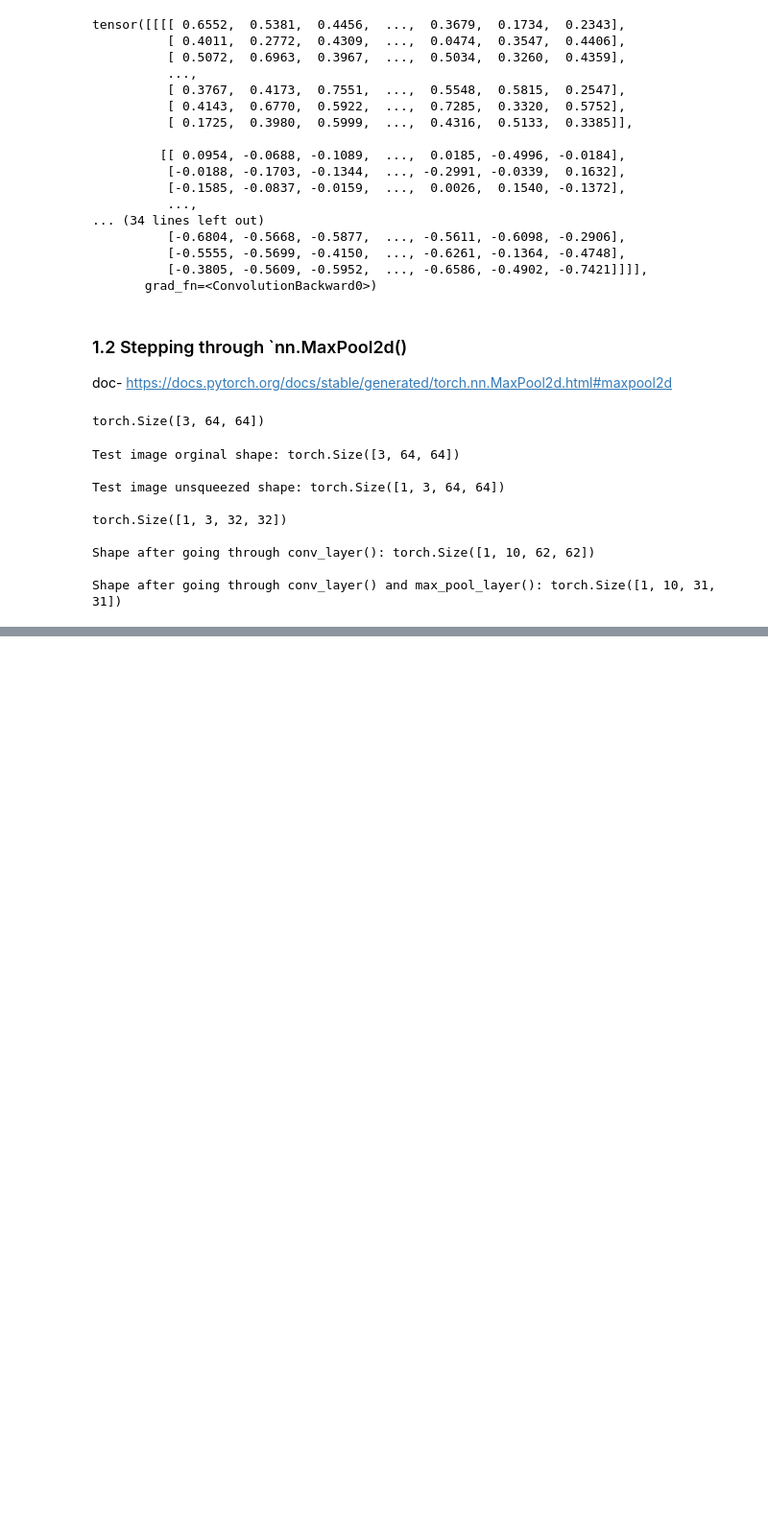
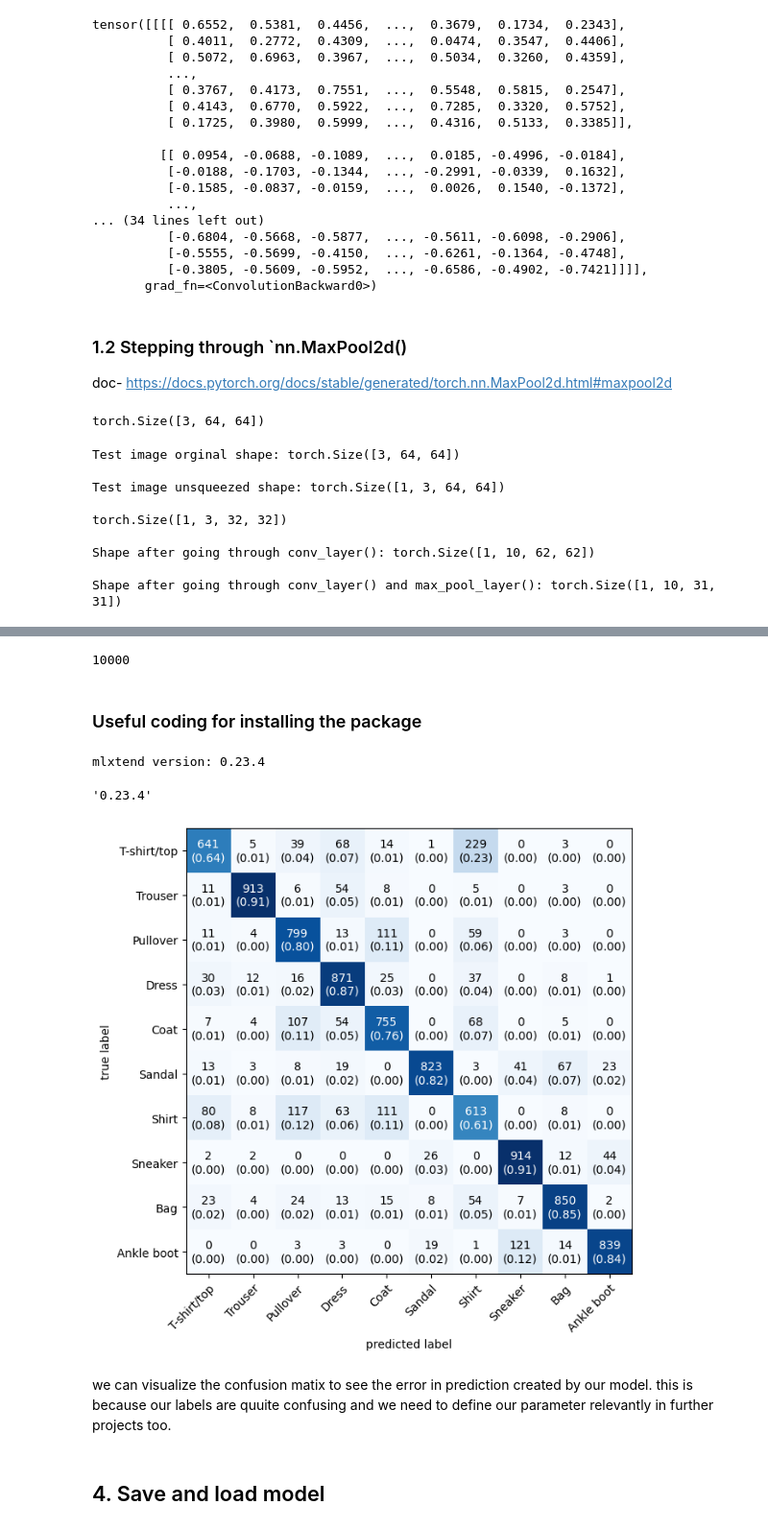
Before and after one commit to Sovit1056/Pytorch_practice, a Jupyter notebook: 03_v2_Computervision_CNN.ipynb, the cells around one changed output, grey strips where cells are left out. Shown at 96% size. Drawn from its saved outputs; the diff is of its cells as text; code cells hidden in the pictures; blank space fills up the shorter version.

```diff
--- a/03_v2_Computervision_CNN.ipynb
+++ b/03_v2_Computervision_CNN.ipynb
@@ -275,0 +599,24 @@ Shape after going through conv_layer() and max_pool_layer(): torch.Size([1, 10,
+# %%
+# Import tqdm.auto https://tqdm.github.io/
+from tqdm.auto import tqdm
+
+# 1. Make predictions with trained model
+y_preds = []
+y_true = []
+model_2.eval()
+with torch.inference_mode():
+  for X, y in tqdm(test_dataloader, desc="Making prediction............."):
+    # Send the data and tragets to trageted device
+    X, y = X.to(device), y.to(device)
+    # Do the forward pass
+    y_logits = model_2(X)
+    # Get the prediction labels
+    y_pred = torch.softmax(y_logits.squeeze(), dim=0).argmax(dim=1)
+    # Put prediction on CPU for evaluation
+    y_preds.append(y_pred.cpu())
+
+# Concatenate list of prediction into tensor
+print(f"Number of prediction: {len(y_preds)}")
+print(f"\n {y_preds[:3 ]} ................. {y_preds[310:]}")
+y_pred_tensors = torch.cat(y_preds)  ## it can list of tensor to single tensor
+y_pred_tensors
@@ -275,0 +633,44 @@ Shape after going through conv_layer() and max_pool_layer(): torch.Size([1, 10,
+# %%
+len(y_pred_tensors)  # must be number of total test data
+# %% [output]
+10000
+# %% [markdown]
+### Useful coding for installing the package
+# %%
+# See if required package are installed/not, installing them
+try:
+  import torchmetrics, mlxtend
+  print(f"mlxtend version: {mlxtend.__version__}")
+  assert int(mlxtend.__version__.split(".")[1] >= 19, "mlxtend version should be 0.19.0 or higher")
+except:
+  !pip install -q torchmetrics  -U mlxtend # -q for installiing quitely and -U for the upgrade
+  import torchmetrics, mlxtend
+  print(f"mlxtend version: {mlxtend.__version__}")
+# %% [output]
+mlxtend version: 0.23.4
+# %%
+mlxtend.__version__
+# %% [output]
+'0.23.4'
+# %%
+from torchmetrics import ConfusionMatrix
+from mlxtend.plotting import plot_confusion_matrix
+
+# 2. Setup confusion instance and compare predictions to tragets
+confmat= ConfusionMatrix(task="multiclass", num_classes= len(class_names))
+confmat_tensor = confmat(preds=y_pred_tensors,
+                         target=test_data.targets
+                         )
+
+# 3. Plot the confusion matrix
+fig, ax= plot_confusion_matrix(conf_mat=confmat_tensor.numpy(),
+                               show_normed=True,
+                               figsize=(7,7),
+                               class_names=class_names,
+)
+# %% [output]
+[figure, added]
+# %% [markdown]
+we can visualize the confusion matix to see the error in prediction created by our model. this is because our labels are quuite confusing and we need to define our parameter relevantly in further projects too.
+# %% [markdown]
+## 4. Save and load model
```
Also changed, not shown: parts of 31 cells of this notebook.
